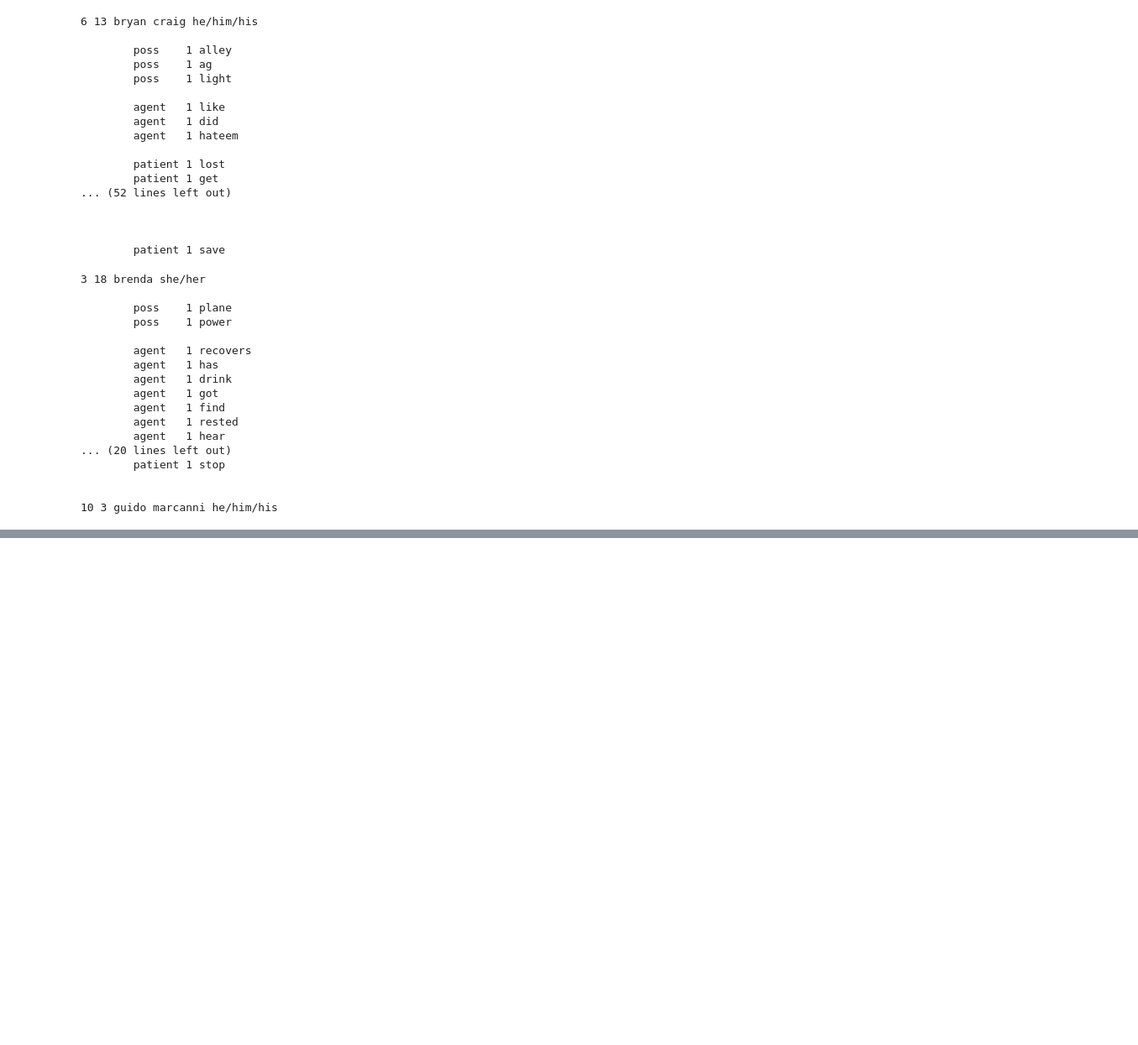
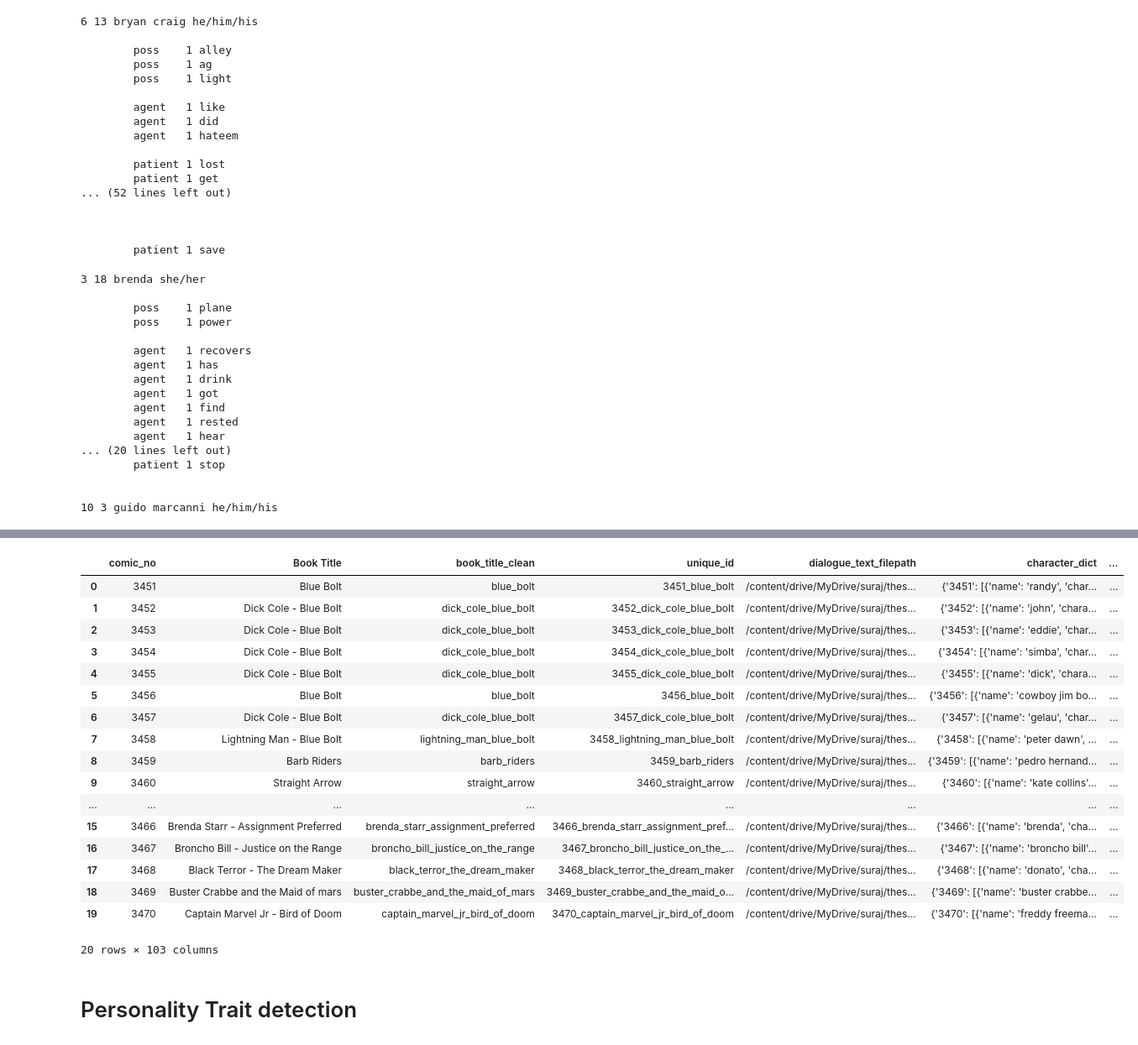
Before and after one commit to surajsrivathsa/thesis_comics_search_xai, a Jupyter notebook: feature_extraction/jupyter_notebooks/BookNLP_Trial.ipynb, the cells around one changed output, grey strips where cells are left out. Shown: that part at 84% size. Saved outputs shown, nothing was run; the diff lists cells and outputs as text; code cells hidden in the pictures; blank space fills up the shorter version.

```diff
--- a/feature_extraction/jupyter_notebooks/BookNLP_Trial.ipynb
+++ b/feature_extraction/jupyter_notebooks/BookNLP_Trial.ipynb
@@ -580,0 +811,26 @@ for character in data["characters"]:
+# %%
+df_supersense = pd.read_csv('{}/{}.supersense'.format('3591_hit_comics_keeper_kid_eternity_the_highness', '3591_hit_comics_keeper_kid_eternity_the_highness'), delimiter="\t", error_bad_lines=False, quotechar="\t")
+# %%
+def get_supersense_info(row):
+    print(row.name, row['unique_id'])
+    df_supersense = pd.read_csv('{}/{}.supersense'.format(row['unique_id'], row['unique_id']), delimiter="\t", error_bad_lines=False, quotechar="\t")
+    grouped_df = df_supersense.groupby(['supersense_category'])['supersense_category'].count().reset_index(name='supersense_count')
+    grouped_df['total_supersense_tags'] = grouped_df['supersense_count'].sum()
+    grouped_df['supersense_tag_ratio'] = grouped_df['supersense_count']/grouped_df['total_supersense_tags']
+
+    supersense_count_dict = dict(grouped_df[['supersense_category', 'supersense_count']].values)
+    supersense_ratio_dict = dict(grouped_df[['supersense_category', 'supersense_tag_ratio']].values)
+
+
+    # add ratio values
+    for k,v in supersense_ratio_dict.items():
+        row[k+'_ratio'] = v
+
+    # add count values
+    for k,v in supersense_count_dict.items():
+        row[k+'_count'] = v
+
+    return row
+# %%
+text_per_book_df = text_per_book_df.apply(get_supersense_info, axis=1)
+text_per_book_df.head()
@@ -580,0 +864,3 @@ for character in data["characters"]:
+# %%
+all_col_lst = list(text_per_book_df.columns)
+del all_col_lst[2:4]
@@ -580,0 +870,23 @@ for character in data["characters"]:
+# %%
+text_per_book_df[all_col_lst].head(20)
+# %% [output]
+|  | comic_no | Book Title | book_title_clean | unique_id | dialogue_text_filepath | character_dict | ... |
+| 0 | 3451 | Blue Bolt | blue_bolt | 3451_blue_bolt | /content/drive/MyDrive/suraj/thes... | {'3451': [{'name': 'randy', 'char... | ... |
+| 1 | 3452 | Dick Cole - Blue Bolt | dick_cole_blue_bolt | 3452_dick_cole_blue_bolt | /content/drive/MyDrive/suraj/thes... | {'3452': [{'name': 'john', 'chara... | ... |
+| 2 | 3453 | Dick Cole - Blue Bolt | dick_cole_blue_bolt | 3453_dick_cole_blue_bolt | /content/drive/MyDrive/suraj/thes... | {'3453': [{'name': 'eddie', 'char... | ... |
+| 3 | 3454 | Dick Cole - Blue Bolt | dick_cole_blue_bolt | 3454_dick_cole_blue_bolt | /content/drive/MyDrive/suraj/thes... | {'3454': [{'name': 'simba', 'char... | ... |
+| 4 | 3455 | Dick Cole - Blue Bolt | dick_cole_blue_bolt | 3455_dick_cole_blue_bolt | /content/drive/MyDrive/suraj/thes... | {'3455': [{'name': 'dick', 'chara... | ... |
+| 5 | 3456 | Blue Bolt | blue_bolt | 3456_blue_bolt | /content/drive/MyDrive/suraj/thes... | {'3456': [{'name': 'cowboy jim bo... | ... |
+| 6 | 3457 | Dick Cole - Blue Bolt | dick_cole_blue_bolt | 3457_dick_cole_blue_bolt | /content/drive/MyDrive/suraj/thes... | {'3457': [{'name': 'gelau', 'char... | ... |
+| 7 | 3458 | Lightning Man - Blue Bolt | lightning_man_blue_bolt | 3458_lightning_man_blue_bolt | /content/drive/MyDrive/suraj/thes... | {'3458': [{'name': 'peter dawn', ... | ... |
+| 8 | 3459 | Barb Riders | barb_riders | 3459_barb_riders | /content/drive/MyDrive/suraj/thes... | {'3459': [{'name': 'pedro hernand... | ... |
+| 9 | 3460 | Straight Arrow | straight_arrow | 3460_straight_arrow | /content/drive/MyDrive/suraj/thes... | {'3460': [{'name': 'kate collins'... | ... |
+| ... | ... | ... | ... | ... | ... | ... | ... |
+| 15 | 3466 | Brenda Starr - Assignment Preferred | brenda_starr_assignment_preferred | 3466_brenda_starr_assignment_pref... | /content/drive/MyDrive/suraj/thes... | {'3466': [{'name': 'brenda', 'cha... | ... |
+| 16 | 3467 | Broncho Bill - Justice on the Range | broncho_bill_justice_on_the_range | 3467_broncho_bill_justice_on_the_... | /content/drive/MyDrive/suraj/thes... | {'3467': [{'name': 'broncho bill'... | ... |
+| 17 | 3468 | Black Terror - The Dream Maker | black_terror_the_dream_maker | 3468_black_terror_the_dream_maker | /content/drive/MyDrive/suraj/thes... | {'3468': [{'name': 'donato', 'cha... | ... |
+| 18 | 3469 | Buster Crabbe and the Maid of mars | buster_crabbe_and_the_maid_of_mars | 3469_buster_crabbe_and_the_maid_o... | /content/drive/MyDrive/suraj/thes... | {'3469': [{'name': 'buster crabbe... | ... |
+| 19 | 3470 | Captain Marvel Jr - Bird of Doom | captain_marvel_jr_bird_of_doom | 3470_captain_marvel_jr_bird_of_doom | /content/drive/MyDrive/suraj/thes... | {'3470': [{'name': 'freddy freema... | ... |
+20 rows × 103 columns
+# %% [markdown]
+# Personality Trait detection
```
Also changed, not shown: parts of 49 cells of this notebook.
